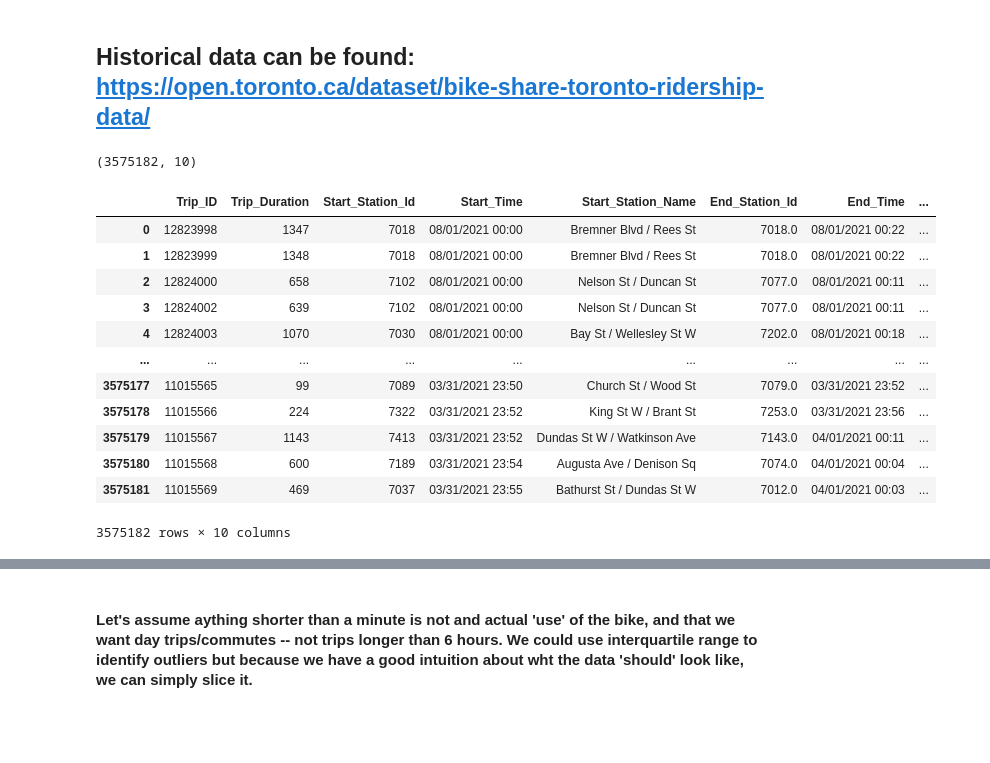
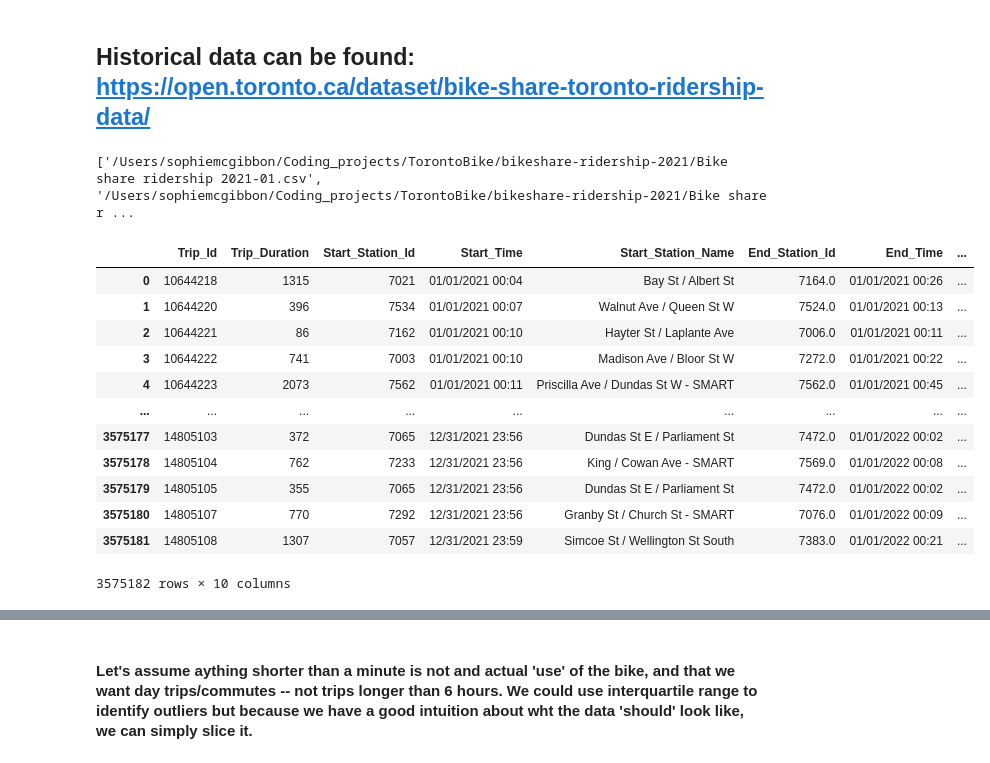
Before and after one commit to smcgibbo/TorontoBike, a Jupyter notebook: Temporal_Usage.ipynb, the cells around one changed output, grey strips where cells are left out. Cells and saved outputs as stored; diff of their text form; code cells hidden in the pictures; blank space fills up the shorter version.

```diff
--- a/Temporal_Usage.ipynb
+++ b/Temporal_Usage.ipynb
@@ -5,43 +5,48 @@
 # %%
 import pandas as pd
 import os
 import glob
 import matplotlib.pyplot as plt
 
 path = os.getcwd()+'/bikeshare-ridership-2021'
 
-col_names = ["Trip_ID",
+col_names = ["Trip_Id",
               "Trip_Duration",
               "Start_Station_Id",
               "Start_Time",
               "Start_Station_Name",
               "End_Station_Id",
               "End_Time",
               "End_Station_Name",
               "Bike_Id",
               "User_Type"
              ]
+#get filenames from directory for bikeshare data and sor by month
+files = sorted(glob.glob(os.path.join(path, "*.csv")))
+print(files)
 
-l = [pd.read_csv(filename, header = 0, names = col_names, encoding="ISO-8859-1") for
-     filename in glob.glob(os.path.join(path, "*.csv"))]
-d = pd.concat(l, axis=0, ignore_index=True)#(3575170, 110)
-print(d.shape)
+#read in all files in the directory
+#Use column names defined above to avoid issues of bad charaters
+l = [pd.read_csv(filename, header = 0, names = col_names, encoding="ISO-8859-1") for filename in files]
+#Concatenate into one dataframe, ignoring index because it is meaningless
+d = pd.concat(l, axis=0, ignore_index=True)
+
 
 display(d)
 # %% [output]
-(3575182, 10)
+['/Users/sophiemcgibbon/Coding_projects/TorontoBike/bikeshare-ridership-2021/Bike share ridership 2021-01.csv', '/Users/sophiemcgibbon/Coding_projects/TorontoBike/bikeshare-ridership-2021/Bike share r ...
-|  | Trip_ID | Trip_Duration | Start_Station_Id | Start_Time | Start_Station_Name | End_Station_Id | End_Time | ... |
-| 0 | 12823998 | 1347 | 7018 | 08/01/2021 00:00 | Bremner Blvd / Rees St | 7018.0 | 08/01/2021 00:22 | ... |
-| 1 | 12823999 | 1348 | 7018 | 08/01/2021 00:00 | Bremner Blvd / Rees St | 7018.0 | 08/01/2021 00:22 | ... |
-| 2 | 12824000 | 658 | 7102 | 08/01/2021 00:00 | Nelson St / Duncan St | 7077.0 | 08/01/2021 00:11 | ... |
-| 3 | 12824002 | 639 | 7102 | 08/01/2021 00:00 | Nelson St / Duncan St | 7077.0 | 08/01/2021 00:11 | ... |
-| 4 | 12824003 | 1070 | 7030 | 08/01/2021 00:00 | Bay St / Wellesley St W | 7202.0 | 08/01/2021 00:18 | ... |
+|  | Trip_Id | Trip_Duration | Start_Station_Id | Start_Time | Start_Station_Name | End_Station_Id | End_Time | ... |
+| 0 | 10644218 | 1315 | 7021 | 01/01/2021 00:04 | Bay St / Albert St | 7164.0 | 01/01/2021 00:26 | ... |
+| 1 | 10644220 | 396 | 7534 | 01/01/2021 00:07 | Walnut Ave / Queen St W | 7524.0 | 01/01/2021 00:13 | ... |
+| 2 | 10644221 | 86 | 7162 | 01/01/2021 00:10 | Hayter St / Laplante Ave | 7006.0 | 01/01/2021 00:11 | ... |
+| 3 | 10644222 | 741 | 7003 | 01/01/2021 00:10 | Madison Ave / Bloor St W | 7272.0 | 01/01/2021 00:22 | ... |
+| 4 | 10644223 | 2073 | 7562 | 01/01/2021 00:11 | Priscilla Ave / Dundas St W - SMART | 7562.0 | 01/01/2021 00:45 | ... |
 | ... | ... | ... | ... | ... | ... | ... | ... | ... |
-| 3575177 | 11015565 | 99 | 7089 | 03/31/2021 23:50 | Church St / Wood St | 7079.0 | 03/31/2021 23:52 | ... |
-| 3575178 | 11015566 | 224 | 7322 | 03/31/2021 23:52 | King St W / Brant St | 7253.0 | 03/31/2021 23:56 | ... |
-| 3575179 | 11015567 | 1143 | 7413 | 03/31/2021 23:52 | Dundas St W / Watkinson Ave | 7143.0 | 04/01/2021 00:11 | ... |
-| 3575180 | 11015568 | 600 | 7189 | 03/31/2021 23:54 | Augusta Ave / Denison Sq | 7074.0 | 04/01/2021 00:04 | ... |
-| 3575181 | 11015569 | 469 | 7037 | 03/31/2021 23:55 | Bathurst St / Dundas St W | 7012.0 | 04/01/2021 00:03 | ... |
+| 3575177 | 14805103 | 372 | 7065 | 12/31/2021 23:56 | Dundas St E / Parliament St | 7472.0 | 01/01/2022 00:02 | ... |
+| 3575178 | 14805104 | 762 | 7233 | 12/31/2021 23:56 | King / Cowan Ave - SMART | 7569.0 | 01/01/2022 00:08 | ... |
+| 3575179 | 14805105 | 355 | 7065 | 12/31/2021 23:56 | Dundas St E / Parliament St | 7472.0 | 01/01/2022 00:02 | ... |
+| 3575180 | 14805107 | 770 | 7292 | 12/31/2021 23:56 | Granby St / Church St - SMART | 7076.0 | 01/01/2022 00:09 | ... |
+| 3575181 | 14805108 | 1307 | 7057 | 12/31/2021 23:59 | Simcoe St / Wellington St South | 7383.0 | 01/01/2022 00:21 | ... |
 3575182 rows × 10 columns
 # %%
 #Convert to datetime
```
Also changed, not shown: parts of 21 cells of this notebook.
